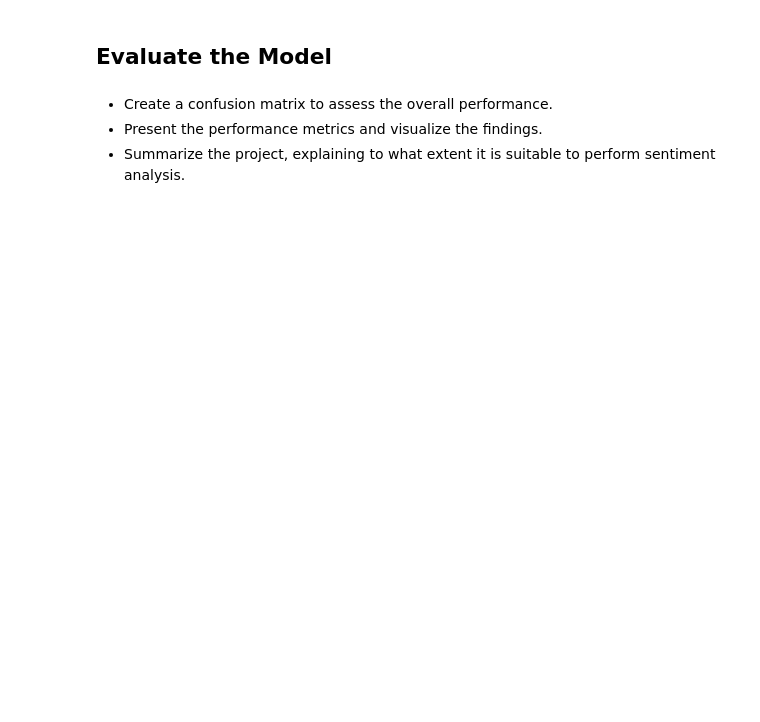
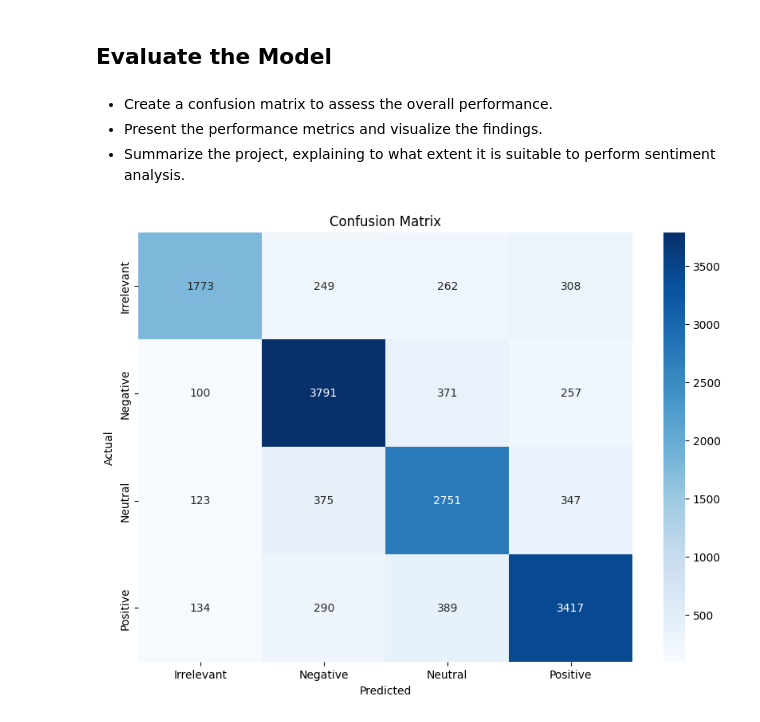
Before and after one commit to TrippingLettuce/NLP-Application, a Jupyter notebook: NLP.ipynb, the cells around one changed output. Cells and saved outputs as stored; diff of their text form; code cells hidden in the pictures; blank space fills up the shorter version.

```diff
--- a/NLP.ipynb
+++ b/NLP.ipynb
@@ -18,0 +131,4 @@
+# %%
+train_df, test_df = train_test_split(df, test_size=0.20, random_state=42)
+print(f"Training set shape: {train_df.shape}")
+print(f"Testing set shape: {test_df.shape}")
@@ -18,0 +138,12 @@
+# %%
+# Transform the text data using TF-IDF:
+vectorizer = TfidfVectorizer()
+X_train = vectorizer.fit_transform(train_df['text'].fillna(''))
+X_test = vectorizer.transform(test_df['text'].fillna(''))
+
+y_train = train_df['sentiment']
+y_test = test_df['sentiment']
+# %%
+# Fit the model:
+model = LogisticRegression(max_iter=1000)  # Increased max_iter for convergence in some cases
+model.fit(X_train, y_train)
@@ -18,0 +152,7 @@
+# %%
+#  Evaluate the model:
+y_pred = model.predict(X_test)
+
+accuracy = accuracy_score(y_test, y_pred)
+print(f"Accuracy: {accuracy * 100:.2f}%")
+print("\nClassification Report:\n", classification_report(y_test, y_pred))
@@ -27,3 +216,18 @@
 - Create a confusion matrix to assess the overall performance.
 - Present the performance metrics and visualize the findings.
 - Summarize the project, explaining to what extent it is suitable to perform sentiment analysis.
+# %%
+# Compute the confusion matrix:
+cm = confusion_matrix(y_test, y_pred)
+
+# Visualize the confusion matrix:
+plt.figure(figsize=(10, 7))
+sns.heatmap(cm, annot=True, fmt='g', cmap='Blues',
+            xticklabels=model.classes_,
+            yticklabels=model.classes_)
+plt.xlabel('Predicted')
+plt.ylabel('Actual')
+plt.title('Confusion Matrix')
+plt.show()
+# %% [output]
+[figure, added]
```
Also changed, not shown: parts of 17 cells of this notebook, 1 other file.
